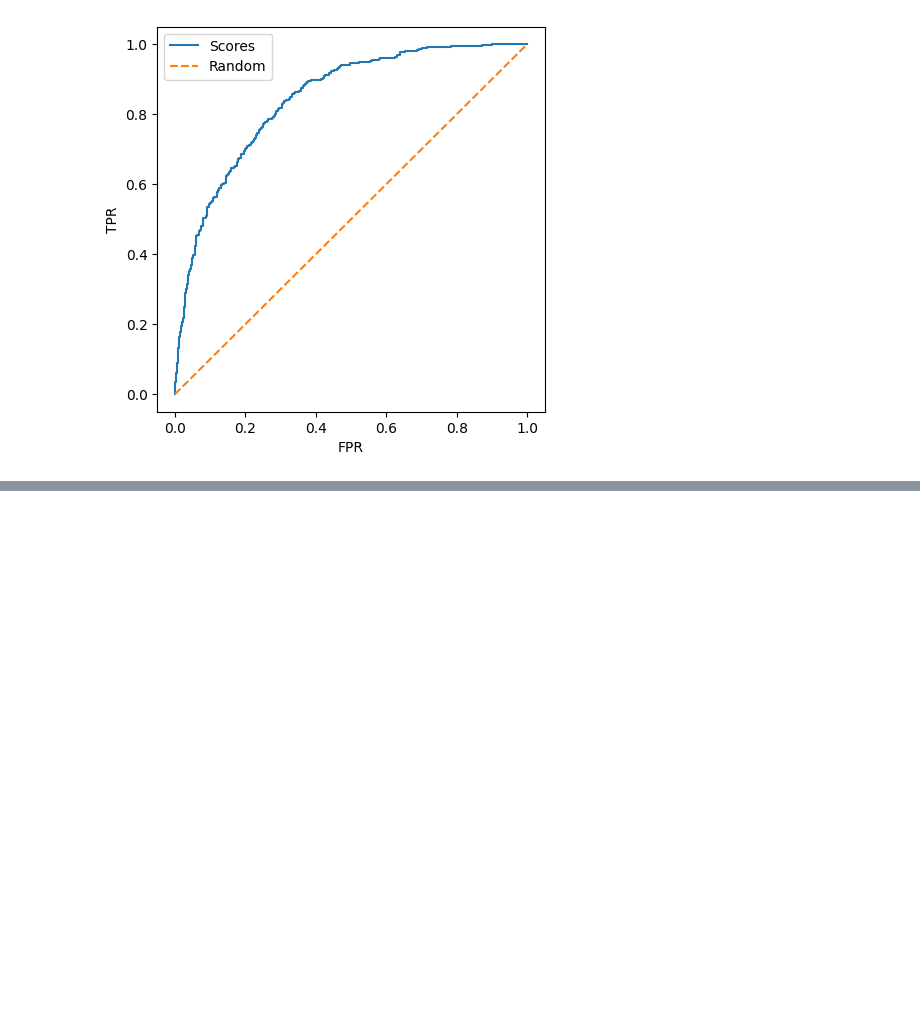
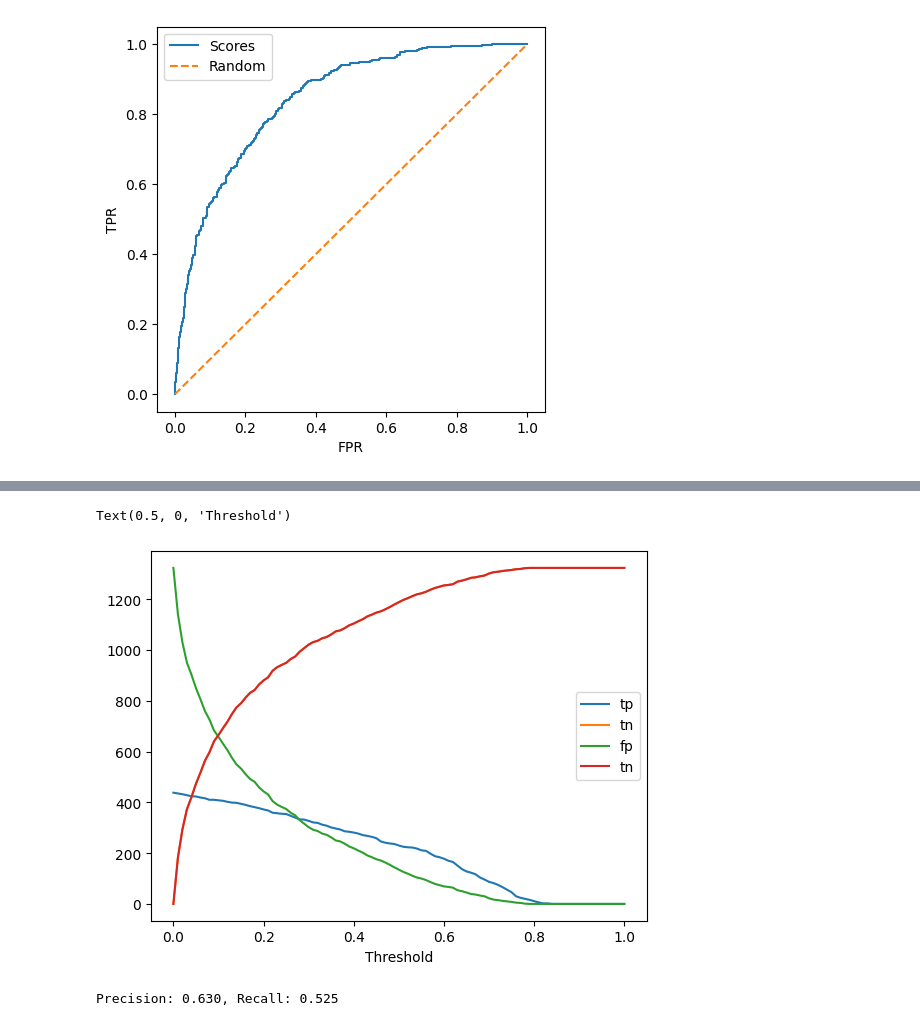
Before and after one commit to juangrau/DTC-ML-course, a Jupyter notebook: mod_4/evaluation_classification.ipynb, the cells around one changed output, grey strips where cells are left out. Cells and saved outputs as stored; diff of their text form; code cells hidden in the pictures; blank space fills up the shorter version.

```diff
--- a/mod_4/evaluation_classification.ipynb
+++ b/mod_4/evaluation_classification.ipynb
@@ -520,0 +733,42 @@ plt.legend()
+# %%
+df_full_train, df_test = train_test_split(df, test_size=0.2)
+df_train, df_val = train_test_split(df, test_size=0.25)
+
+y_train = df_train.churn.values
+y_val = df_val.churn.values
+
+del df_train['churn']
+del df_val['churn']
+
+dv = DictVectorizer(sparse=False)
+model = LogisticRegression(max_iter=1000)
+# %%
+dv, model = train(df_train, y_train)
+y_pred = predict(dv, model, df_val)
+# %%
+def get_matrix(y_val, y_pred, t):
+    actual_positive = (y_val == 1)
+    actual_negative = (y_val == 0)
+    pred_positive = (y_pred >= t)
+    pred_negative = (y_pred < t)
+    tp = (actual_positive & pred_positive).sum()
+    tn = (actual_negative & pred_negative).sum()
+    fp = (actual_negative & pred_positive).sum()
+    fn = (actual_positive & pred_negative).sum()
+    return [t, tp, tn, fp, fn]
+# %%
+tmpdf = pd.DataFrame(columns=['t', 'tp', 'tn', 'fp', 'fn'])
+
+thresholds = np.linspace(0, 1, 101)
+for t in thresholds:
+    tmpdf.loc[len(tmpdf)] = get_matrix(y_val, y_pred, t)
+# %%
+plt.plot(tmpdf.t, tmpdf.tp, label='tp')
+plt.plot(tmpdf.t, tmpdf.tn, label='tn')
+plt.plot(tmpdf.t, tmpdf.fp, label='fp')
+plt.plot(tmpdf.t, tmpdf.tn, label='tn')
+plt.legend()
+plt.xlabel('Threshold')
+# %% [output]
+Text(0.5, 0, 'Threshold')
+[figure, added]
@@ -520,0 +789,5 @@ plt.legend()
+# %%
+p, r = get_precision_recall(y_val, y_pred, 0.5)
+print("Precision: %.3f, Recall: %.3f" % (p, r))
+# %% [output]
+Precision: 0.630, Recall: 0.525
```
Also changed, not shown: parts of 53 cells of this notebook, 10 other files.
